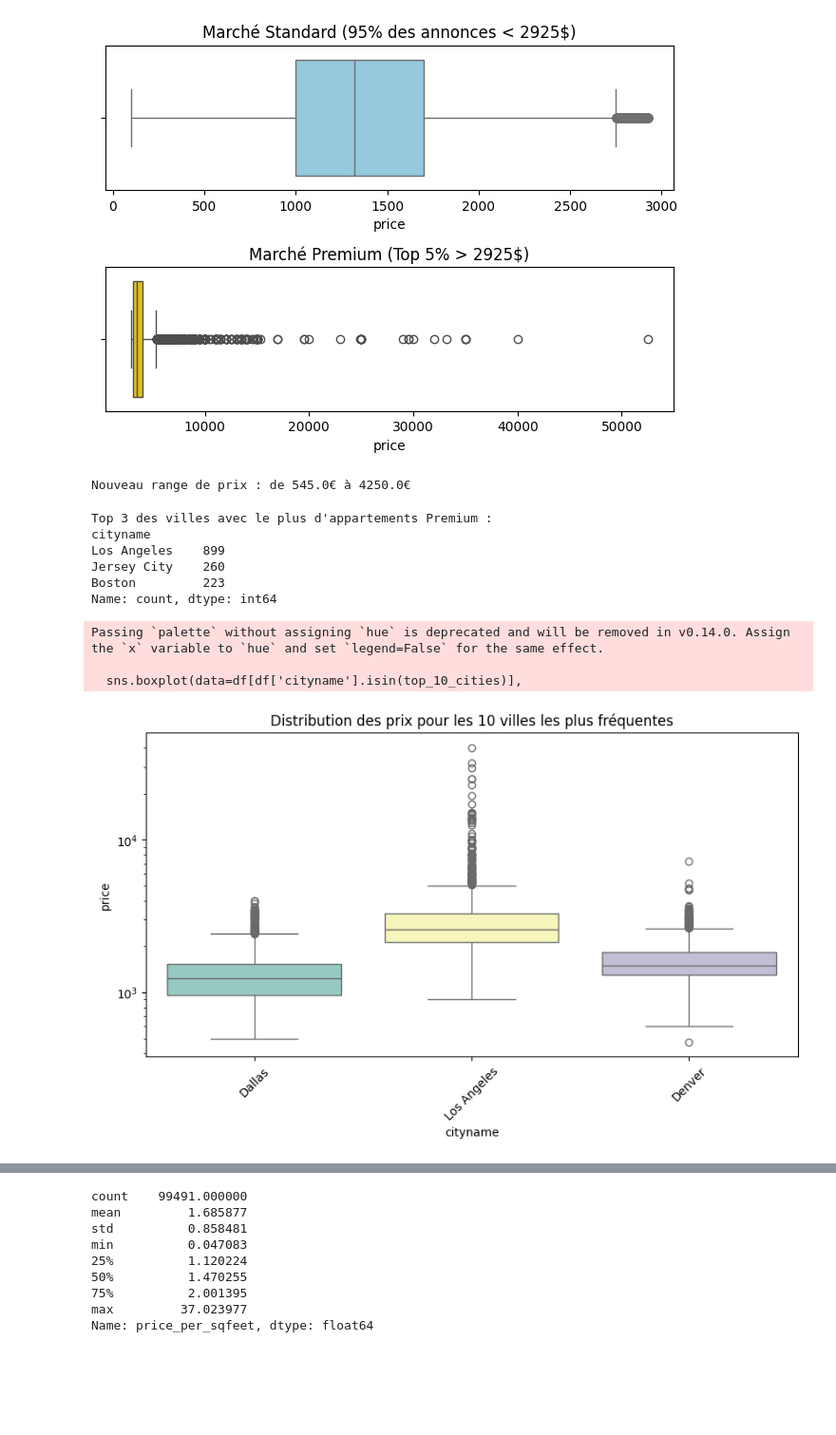
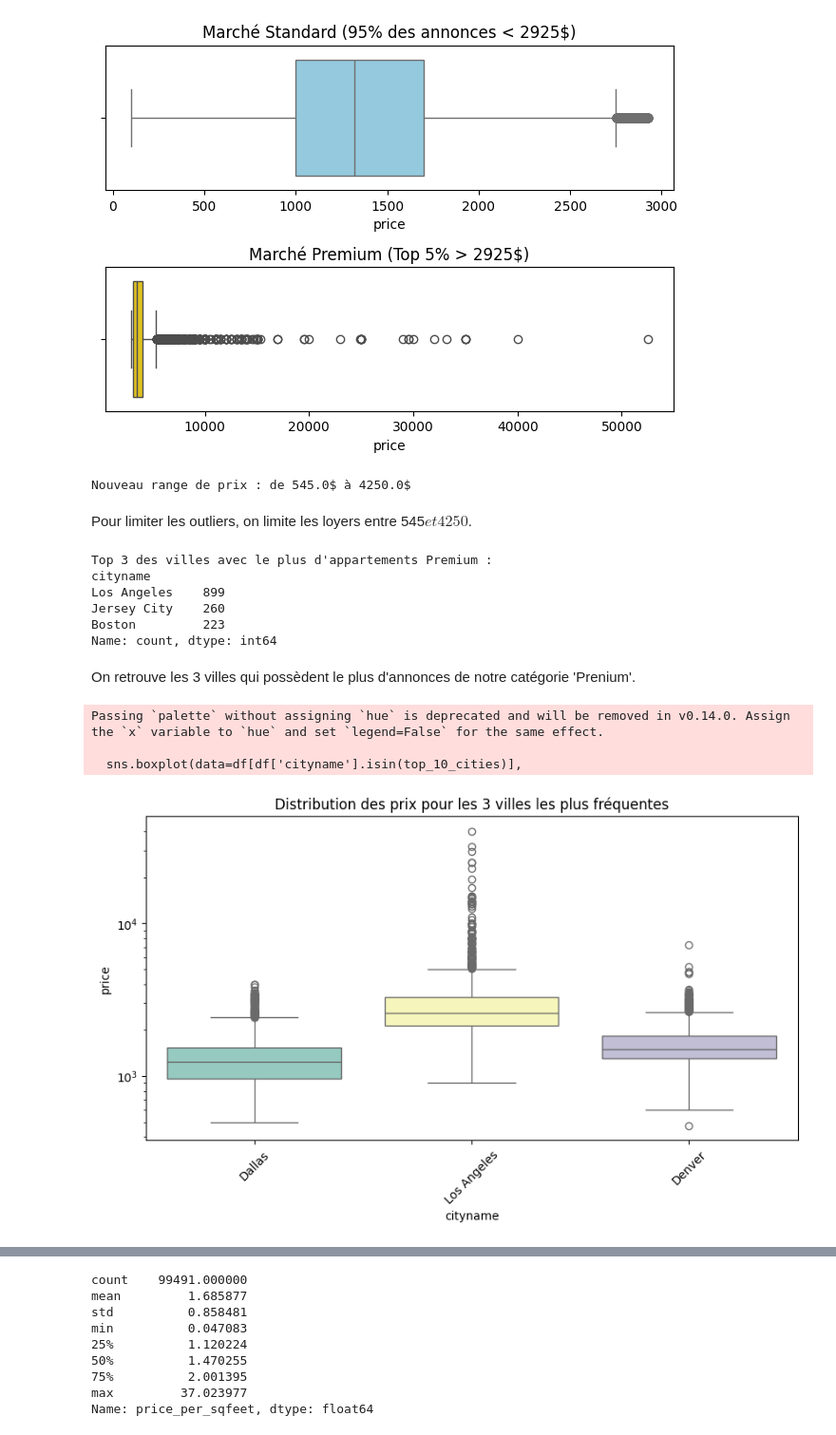
Before and after one commit to tara-lecoz1/apartments-for-rent-classified, a Jupyter notebook: main².ipynb, the cells around one changed output, grey strips where cells are left out. Shown at 95% size. Cells and saved outputs as stored; diff of their text form; code cells hidden in the pictures; blank space fills up the shorter version.

```diff
--- a/main².ipynb
+++ b/main².ipynb
@@ -150,9 +154,11 @@ df_clean = df[(df['price'] > lower_limit) & (df['price'] < upper_limit)].copy()
 seuil_95 = df_clean['price'].quantile(0.95)
 df_clean['segment'] = np.where(df_clean['price'] > seuil_95, 'Premium', 'Standard')
 
-print(f"Nouveau range de prix : de {lower_limit}€ à {upper_limit}€")
+print(f"Nouveau range de prix : de {lower_limit}$ à {upper_limit}$")
 # %% [output]
-Nouveau range de prix : de 545.0€ à 4250.0€
+Nouveau range de prix : de 545.0$ à 4250.0$
+# %% [markdown]
+Pour limiter les outliers, on limite les loyers entre 545$ et 4250$.
 # %%
 # On filtre sur le segment Premium et on compte par ville
 top_premium_cities = df[df['segment'] == 'Premium']['cityname'].value_counts().head(3)
@@ -166,21 +172,23 @@ Los Angeles    899
 Jersey City    260
 Boston         223
 Name: count, dtype: int64
+# %% [markdown]
+On retrouve les 3 villes qui possèdent le plus d'annonces de notre catégorie 'Prenium'.
 # %%
 # Trouver les 3 villes les plus fréquentes dans tout le dataset
 top_10_cities = df['cityname'].value_counts().head(3).index
 
-# Créer un graphique boxplot pour ces 10 villes uniquement
+# Créer un graphique boxplot pour ces 3 villes uniquement
 plt.figure(figsize=(10, 5))
 sns.boxplot(data=df[df['cityname'].isin(top_10_cities)],
             x='cityname', y='price', palette='Set3')
 
-plt.title('Distribution des prix pour les 10 villes les plus fréquentes')
+plt.title('Distribution des prix pour les 3 villes les plus fréquentes')
 plt.xticks(rotation=45)
 plt.yscale('log') # Utilisation de l'échelle logarithmique pour mieux visualiser les différences
 plt.show()
 # %% [output]
 Passing `palette` without assigning `hue` is deprecated and will be removed in v0.14.0. Assign the `x` variable to `hue` and set `legend=False` for the same effect.
 
   sns.boxplot(data=df[df['cityname'].isin(top_10_cities)],
-[figure, old version]
+[figure, new version]
```
Also changed, not shown: parts of 19 cells of this notebook.
